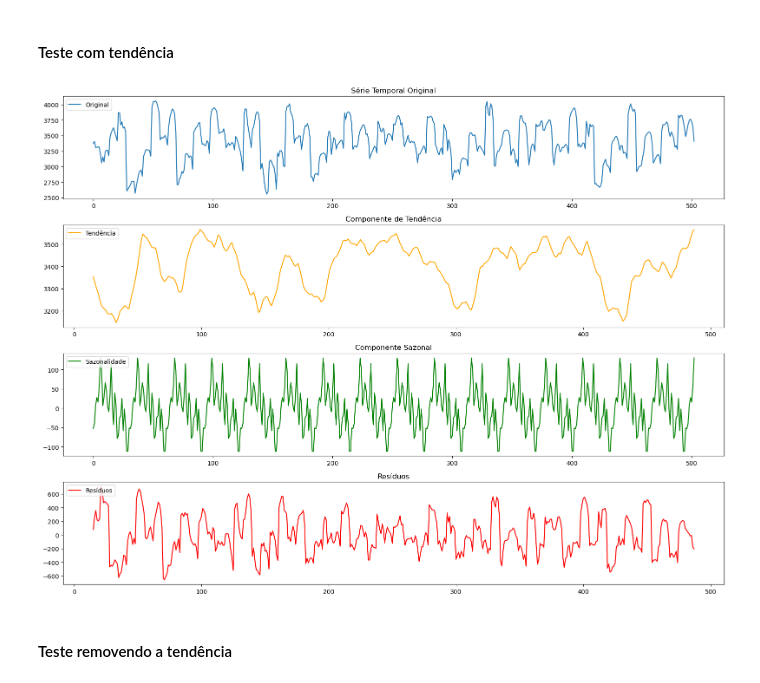
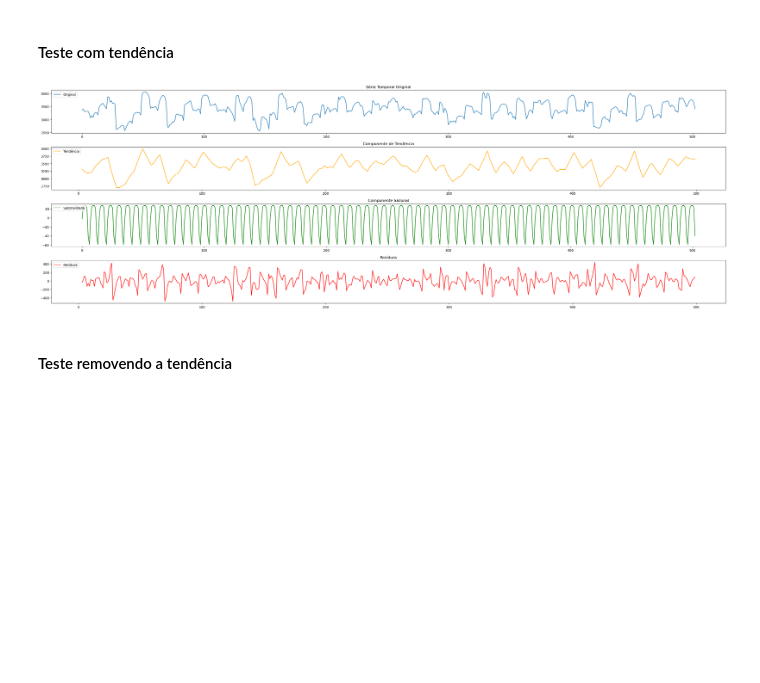
Before and after one commit to Elizetaa/Otimizacao-de-Gas-com-Neuro-Evolucao, a Jupyter notebook: main.ipynb, the cells around one changed output. Drawn from its saved outputs; the diff is of its cells as text; code cells hidden in the pictures; blank space fills up the shorter version.

```diff
--- a/main.ipynb
+++ b/main.ipynb
@@ -137,5 +266,5 @@ data = dataSet['consumoTotal']
 # %% [markdown]
 **Definindo Parâmetros**
 # %%
-periodicidade = 31
+periodicidade = 7
 # %% [markdown]
@@ -202,32 +552,32 @@ Níveis de significância: [15.  10.   5.   2.5  1. ]
 # %%
 decomposicao = seasonal_decompose(data, model='additive', period=periodicidade)
 
-plt.figure(figsize=(16, 12))
+plt.figure(figsize=(30, 10))
 
 plt.subplot(411)
-plt.plot(data, label='Original')
+plt.plot(dataSet['consumoTotal'], label='Original')
 plt.legend(loc='upper left')
 plt.title('Série Temporal Original')
 
 plt.subplot(412)
 plt.plot(decomposicao.trend, label='Tendência', color='orange')
 plt.legend(loc='upper left')
 plt.title('Componente de Tendência')
 
 plt.subplot(413)
 plt.plot(decomposicao.seasonal, label='Sazonalidade', color='green')
 plt.legend(loc='upper left')
 plt.title('Componente Sazonal')
 
 plt.subplot(414)
 plt.plot(decomposicao.resid, label='Resíduos', color='red')
 plt.legend(loc='upper left')
 plt.title('Resíduos')
 
 plt.tight_layout()
 plt.show()
 # %% [output]
-[figure, old version]
+[figure, new version]
 # %% [markdown]
 #### Teste removendo a tendência
 # %% [markdown]
```
Also changed, not shown: parts of 91 cells of this notebook.
